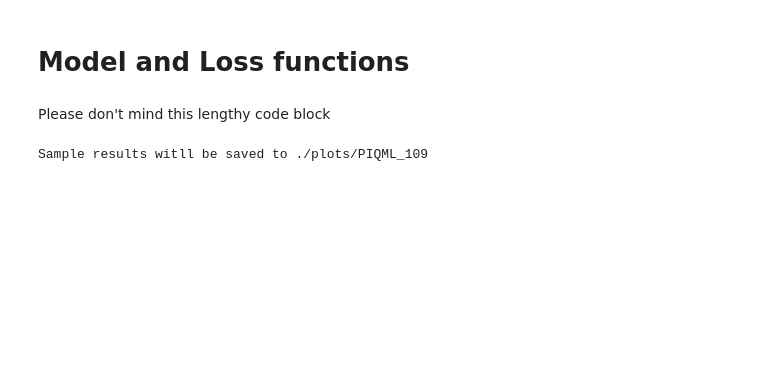
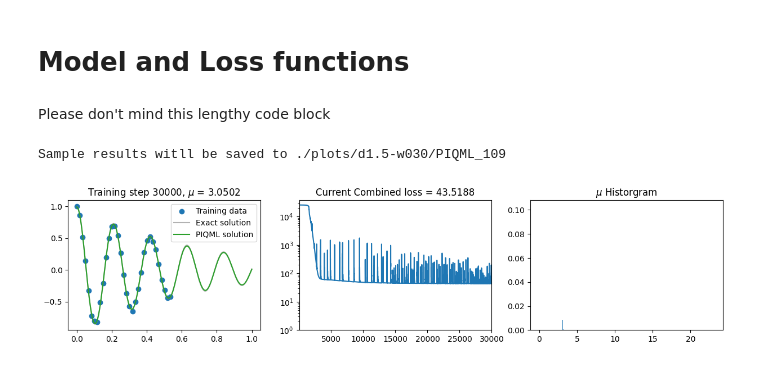
Before and after one commit to NNCT2904/harmonic-oscillator-pinn, a Jupyter notebook: PIQML_simulator_simple_reg.ipynb, the cells around one changed output. Drawn from its saved outputs; the diff is of its cells as text; code cells hidden in the pictures; blank space fills up the shorter version.

```diff
--- a/PIQML_simulator_simple_reg.ipynb
+++ b/PIQML_simulator_simple_reg.ipynb
@@ -113,16 +99,16 @@ t_true_grad = t_true.requires_grad_(True).to(torch_device)
 
 obs_data_device = obs_data.to(torch_device)
 
-d = 2
-w0 = 20
-mu = 2*d
+# d   as above
+# w0  as above
+# mu = 2*d  missing
 k = w0**2
 
 mu = torch.nn.Parameter(torch.zeros(1, requires_grad=True, device=torch_device)) # mu is missing, let's train it!
 all_mus = []
 all_loss =[]
 
-learning_rate=1e-3
+learning_rate=1e-2
 optimiser = torch.optim.Adam(list(qmodel.parameters()) + [mu], lr=learning_rate)
 
 # weighting the loss functions, see block below
@@ -135,18 +121,18 @@ import os
 
 total_params =  sum(p.numel() for p in qmodel.parameters())
 
-path = f"./plots/PIQML_{total_params}"
+path = f"./plots/d{d}-w0{w0}/PIQML_{total_params}"
 if not os.path.exists(path):
     os.makedirs(path)
 
 print(f'Sample results witll be saved to {path}')
 # %% [output]
-Sample results witll be saved to ./plots/PIQML_109
+Sample results witll be saved to ./plots/d1.5-w030/PIQML_109
 # %%
 import time
 start = time.time()
 
-for i in range(15001):
+for i in range(30001):
     optimiser.zero_grad()
 
     # Loss function for initial conditions
@@ -157,60 +143,61 @@ for i in range(15001):
     prediction_extend = qmodel(t_true_grad)
     loss3 = physics_loss(prediction_extend, t_physics=t_true_grad, mu=mu, k=k)
 
     # # Physics loss with dataset
     # loss3 = physics_loss(prediction, t_physics=t_data_grad, mu=mu, k=k)
 
     # Data loss
     prediction = qmodel(t_data_grad)
     loss4 = mseloss(prediction, obs_data_device)
 
     # Combined
     # loss = lambda1*loss1 + lambda2*loss2 + lambda3*loss3 + lambda4*loss4
     loss = lambda3*loss3 + lambda4*loss4
 
     loss.backward()
 
     optimiser.step()
 
     qmodel.quantum_layer.apply(clipper)
 
-    # all_mus.append(mu.item())
-    # all_loss.append(loss.item())
+    all_mus.append(mu.item())
+    all_loss.append(loss.item())
 
-    # if i % 1 == 0:
-    #     clear_output(wait=True)
-    #     prediction = qmodel(t_true_grad).cpu()
-    #     # plt.figure(figsize=(8,2.5))
+    if i % 10 == 0:
+        clear_output(wait=True)
+        prediction = qmodel(t_true_grad).cpu()
+        # plt.figure(figsize=(8,2.5))
 
-    #     fig, (ax1, ax2, ax3) = plt.subplots(1, 3, figsize=(15,3), dpi=100)
-    #     ax1.scatter(t_data.detach(), obs_data.detach(), label="Training data")
-    #     ax1.plot(t_true.detach()[:,0], obs_true.detach()[:,0], label="Exact solution", color="tab:grey", alpha=0.6)
-    #     ax1.plot(t_true.detach()[:,0], prediction.detach()[:,0], label="PIQML solution", color="tab:green")
-    #     ax1.legend()
-    #     ax1.set_title(f"Training step {i}, $\mu$ = {np.around(mu.item(), 4)}")
+        fig, (ax1, ax2, ax3) = plt.subplots(1, 3, figsize=(15, 3), dpi=100)
+        ax1.scatter(t_data.detach(), obs_data.detach(), label="Training data")
+        ax1.plot(t_true.detach()[:, 0], obs_true.detach()[:, 0], label="Exact solution", color="tab:grey", alpha=0.6)
+        ax1.plot(t_true.detach()[:, 0], prediction.detach()[:, 0], label="PIQML solution", color="tab:green")
+        ax1.legend()
+        ax1.set_title(f"Training step {i}, $\mu$ = {np.around(mu.item(), 4)}")
 
-    #     ax2.plot(all_loss)
-    #     ax2.set_xlim(1,len(all_loss))
-    #     ax2.set_ylim(1, all_loss[0])
-    #     ax2.set_yscale('log', base=10)
+        ax2.plot(all_loss)
+        ax2.set_xlim(1, len(all_loss))
+        ax2.set_ylim(1, all_loss[0])
+        ax2.set_yscale('log', base=10)
 
-    #     ax2.set_title(f"Current Combined loss = {np.around(loss.item(), 4)}")
+        ax2.set_title(f"Current Combined loss = {np.around(loss.item(), 4)}")
 
-    #     # ax3.hist(all_mus, bins=20, weights=np.ones(len(all_mus))/len(all_mus))
-    #     ax3.hist(all_mus, bins=np.histogram_bin_edges(all_mus, bins="fd"), weights=np.ones(len(all_mus))/len(all_mus))
-    #     ax3.set_title('$\mu$ Historgram')
+        # ax3.hist(all_mus, bins=20, weights=np.ones(len(all_mus))/len(all_mus))
+        ax3.hist(all_mus, bins=np.histogram_bin_edges(all_mus, bins="fd"), weights=np.ones(len(all_mus))/len(all_mus))
+        ax3.set_title(r'$\mu$ Historgram')
 
+        plt.savefig(f'{path}/i_{i}.png', dpi=400)
+        plt.show()
 
-    #     plt.savefig(f'{path}/i_{i}.png', dpi=400)
-    #     plt.show()
-
-    #     print(f'''
-    #     Report on loss fns:
-    #     - Iteration: {i}
-    #     - Physical Loss 1: {loss3}
-    #     - MSE: {loss4}
-    #     ''')
-        # print(list(qmodel.parameters())) # Uncomment this to see parameters updating
+        print(f'''
+        Report on loss fns:
+        - Iteration: {i}
+        - Physical Loss 1: {loss3}
+        - MSE: {loss4}
+        ''')
+        print(list(qmodel.parameters()))  # Uncomment this to see parameters updating
     # Early stopping
     # if loss3 <= 1 and loss4 <= 0.002: break
 end = time.time()
+# %% [output]
+[figure, added]
```
Also changed, not shown: parts of 11 cells of this notebook, 14 other files.
